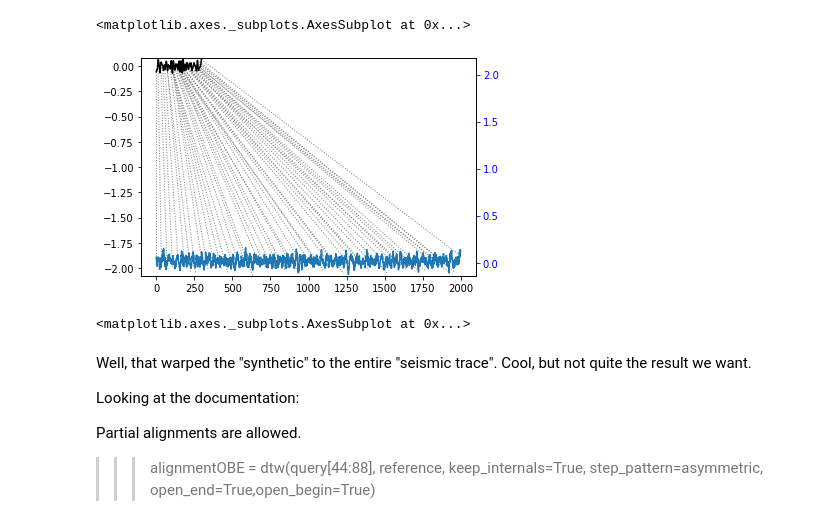
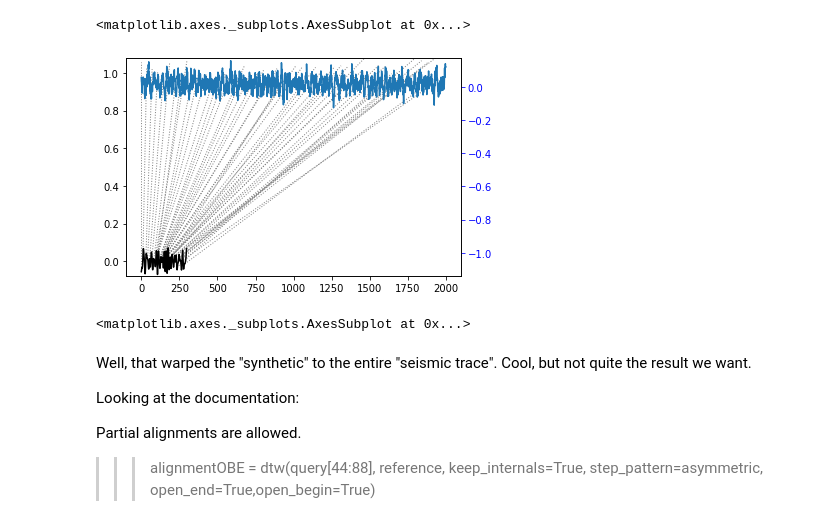
Before and after one commit to bdowdell/automatic_well_tie, a Jupyter notebook: nb/prototyping.ipynb, the cells around one changed output. Saved outputs shown, nothing was run; the diff lists cells and outputs as text; code cells hidden in the pictures.

```diff
--- a/nb/prototyping.ipynb
+++ b/nb/prototyping.ipynb
@@ -361,9 +361,9 @@ alignment.plot(type='threeway')
 [figure]
 <matplotlib.axes._subplots.AxesSubplot at 0x...>
 # %%
-alignment.plot(type='twoway', offset=-2)
+alignment.plot(type='twoway', offset=1)
 # %% [output]
-[figure, old version]
+[figure, new version]
 <matplotlib.axes._subplots.AxesSubplot at 0x...>
 # %% [markdown]
 Well, that warped the "synthetic" to the entire "seismic trace".  Cool, but not quite the result we want.
```
Also changed, not shown: parts of 7 cells of this notebook.
